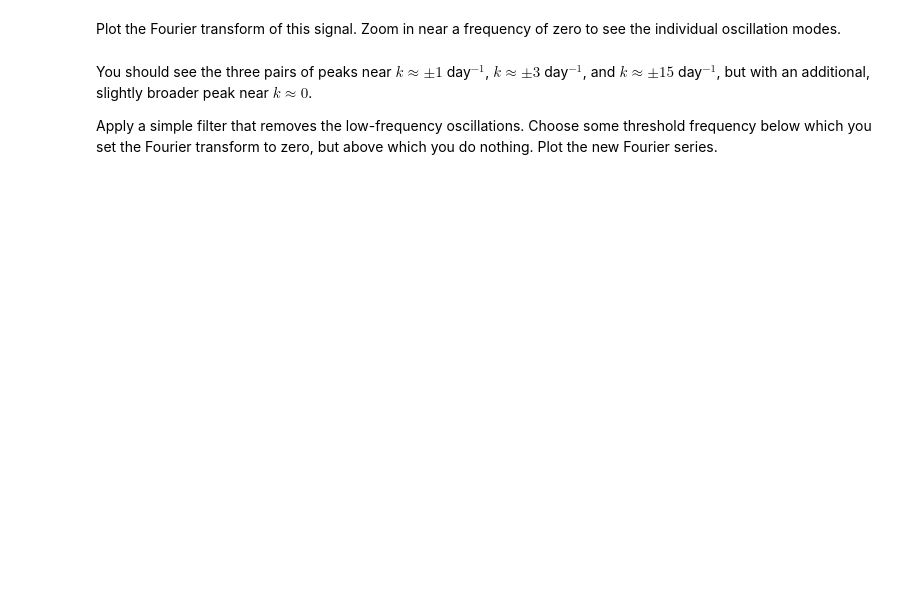
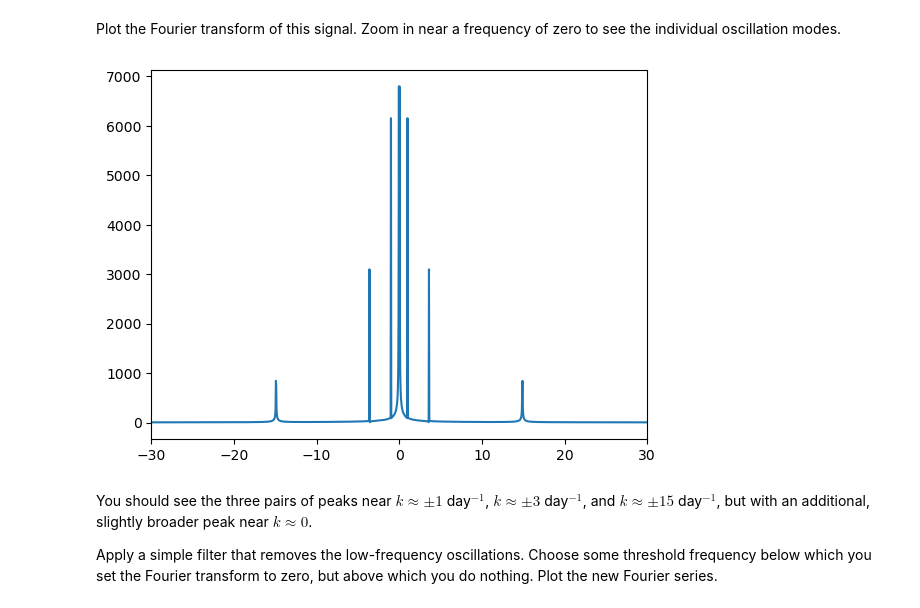
Before and after one commit to ullas-bhat/Session-27, a Jupyter notebook: Day1/FourierMethodsProblem1.ipynb, the cells around one changed output. Cells and saved outputs as stored; diff of their text form; code cells hidden in the pictures; blank space fills up the shorter version.

```diff
--- a/Day1/FourierMethodsProblem1.ipynb
+++ b/Day1/FourierMethodsProblem1.ipynb
@@ -318,7 +321,16 @@ plt.show()
 # %% [markdown]
 Plot the Fourier transform of this signal. Zoom in near a frequency of zero to see the individual oscillation modes.
 # %%
-# complete
+fft_val = fftshift(fft(signal))
+fft_freqs = fftshift(fftfreq(len(times), d=(times[1] - times[0])))
+
+fig, ax = plt.subplots()
+ax.plot(fft_freqs, np.abs(fft_val))
+# ax.set_yscale("log")
+ax.set_xlim(-30, 30)
+plt.show()
+# %% [output]
+[figure, added]
 # %% [markdown]
 You should see the three pairs of peaks near $k \approx \pm 1$ day$^{-1}$, $k \approx \pm 3$ day$^{-1}$, and $k \approx \pm 15$ day$^{-1}$, but with an additional, slightly broader peak near $k \approx 0$.
 
```
Also changed, not shown: parts of 15 cells of this notebook, 1 other file.
